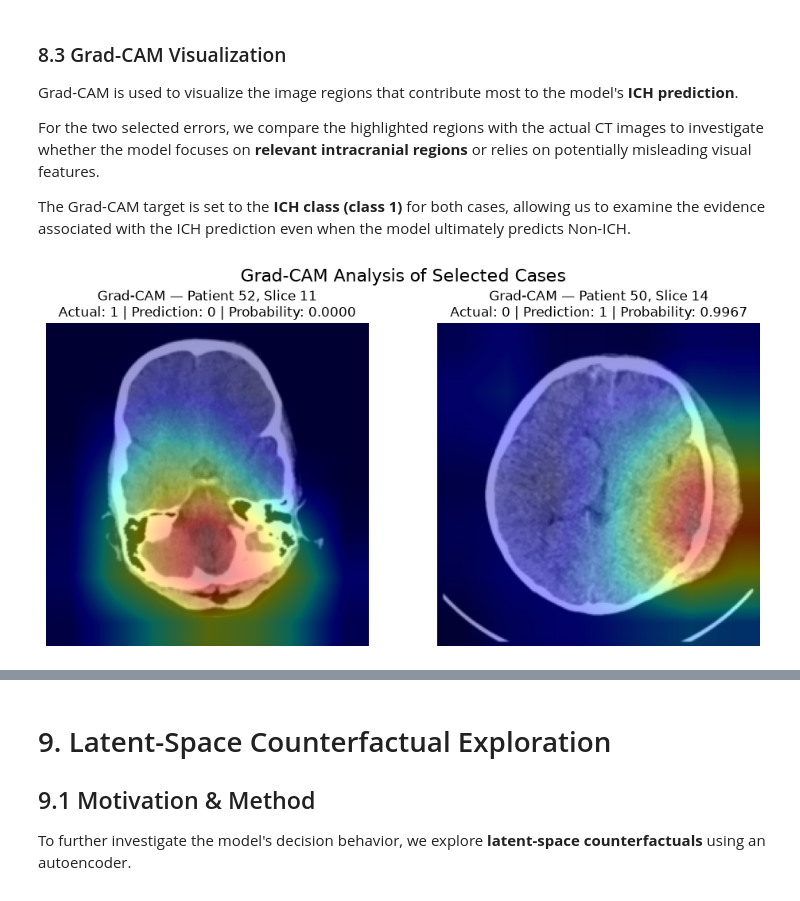
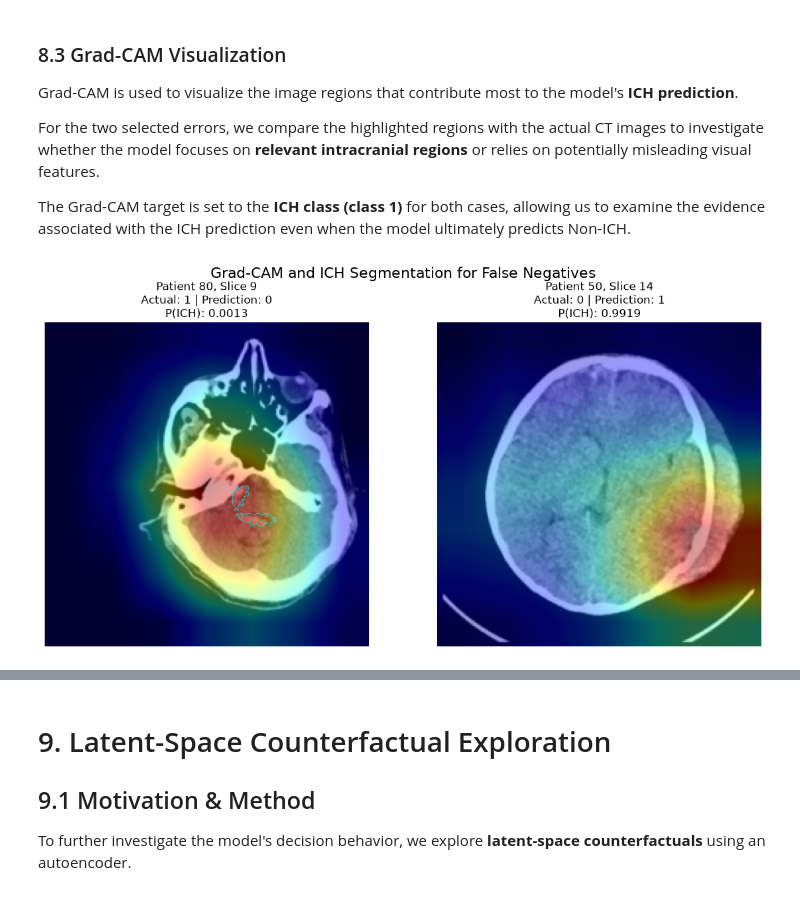
Before and after one commit to MeriemAfafHaddou/explainable-ai-ct-imaging, a Jupyter notebook: brain_ct_xai.ipynb, the cells around one changed output, grey strips where cells are left out. Cells and saved outputs as stored; diff of their text form; code cells hidden in the pictures.

```diff
--- a/brain_ct_xai.ipynb
+++ b/brain_ct_xai.ipynb
@@ -783,6 +885,7 @@ This evaluation provides the final estimate of model performance on previously u
 # %%
 from src.training import evaluate_model
 
+SELECTED_THRESHOLD = 0.7
 # Test dataset
 test_dataset = CTICHImageDataset(
     diagnosis_df=diagnosis_df,
@@ -809,6 +912,7 @@ test_results = evaluate_model(
     model=model,
     data_loader=test_loader,
     device=device,
+    threshold=SELECTED_THRESHOLD
 )
 
 print("\nTest results:")
@@ -1162,7 +1378,7 @@ Two representative misclassifications are selected:
 Both cases are high-confidence errors, making them useful for investigating the limitations of the model's confidence and visual reasoning.
 # %%
 selected_errors = [
-    {"patient": 52, "slice": 11},
+    {"patient": 80, "slice": 9},
     {"patient": 50, "slice": 14},
 ]
 
@@ -1240,15 +1456,21 @@ grad_cam = GradCAM(
     target_layer=model.layer4[-1],
 )
 # %%
+import numpy as np
+import matplotlib.pyplot as plt
 import torch.nn.functional as F
+from PIL import Image
+from pathlib import Path
+
 
 fig, axes = plt.subplots(
     1,
-    2,
-    figsize=(10, 5),
+    len(selected_samples),
+    figsize=(6 * len(selected_samples), 6),
 )
 
-axes = axes.ravel()
+if len(selected_samples) == 1:
+    axes = [axes]
 
 # ImageNet normalization
 mean = 0.485
@@ -1259,59 +1481,117 @@ for i, sample in enumerate(selected_samples):
     patient_id = int(sample["PatientNumber"])
     slice_id = int(sample["SliceNumber"])
     actual = int(sample["ICH"])
+
     prediction = int(mc_results["predictions"][i])
     probability = mc_results["probabilities"][i].item()
 
     # Image
+
     image = images[i].unsqueeze(0).to(device)
 
     # Grad-CAM
+
     cam, output = grad_cam.generate(
         image=image,
         target_class=prediction,
     )
 
-    # Resize CAM
     cam_resized = F.interpolate(
         cam,
         size=(224, 224),
         mode="bilinear",
         align_corners=False,
     )
 
-    cam_resized = cam_resized.squeeze().detach().cpu().numpy()
+    cam_resized = (
+        cam_resized
+        .squeeze()
+        .detach()
+        .cpu()
+        .numpy()
+    )
 
     # Undo ImageNet normalization
+
     image_np = images[i][0].detach().cpu().numpy()
     image_np = image_np * std + mean
     image_np = image_np.clip(0, 1)
 
-    # Plot
-    axes[i].imshow(image_np, cmap="gray")
+    # Plot original CT
+
+    axes[i].imshow(
+        image_np,
+        cmap="gray",
+    )
+
+    # Grad-CAM overlay
+
     axes[i].imshow(
         cam_resized,
         cmap="jet",
         alpha=0.4,
     )
 
+    # False negative: add ICH segmentation
+
+    if actual == 1 and prediction == 0:
+        patient_folder = f"{patient_id:03d}"
+        mask_path = (
+            Path(DATA_DIR)
+            / "Patients_CT"
+            / patient_folder
+            / "brain"
+            / f"{slice_id}_HGE_Seg.jpg"
+        )
+
+        if mask_path.exists():
+
+            mask = Image.open(mask_path).convert("L")
+            mask = np.array(mask)
+
+            # Resize segmentation to model input size
+            mask = Image.fromarray(mask).resize(
+                (224, 224),
+                Image.NEAREST,
+            )
+
+            mask = np.array(mask)
+
+            # Binary mask
+            mask_binary = mask > 0
+
+            # Draw segmentation as contour
+            axes[i].contour(
+                mask_binary,
+                levels=[0.5],
+                cmap="cool",
+                linewidths=1,
+                alpha=0.5,
+            )
+
+        else:
+            print(
+                f"Segmentation not found: {mask_path}"
+            )
+
     axes[i].axis("off")
 
     axes[i].set_title(
-        f"Grad-CAM — Patient {patient_id}, Slice {slice_id}\n"
-        f"Actual: {actual} | Prediction: {prediction} | "
-        f"Probability: {mc_results['probabilities'][i].item():.4f}"
+        f"Patient {patient_id}, Slice {slice_id}\n"
+        f"Actual: {actual} | Prediction: {prediction}\n"
+        f"P(ICH): {probability:.4f}"
     )
 
 
 fig.suptitle(
-    "Grad-CAM Analysis of Selected Cases",
+    "Grad-CAM and ICH Segmentation for False Negatives",
     fontsize=16,
 )
 
 plt.tight_layout()
 plt.show()
 # %% [output]
-[figure, old version]
+[figure, new version]
 # %% [markdown]
 The Grad-CAM visualizations provide plausible explanations for both errors.
 
```
Also changed, not shown: parts of 34 cells of this notebook, 2 other files.
